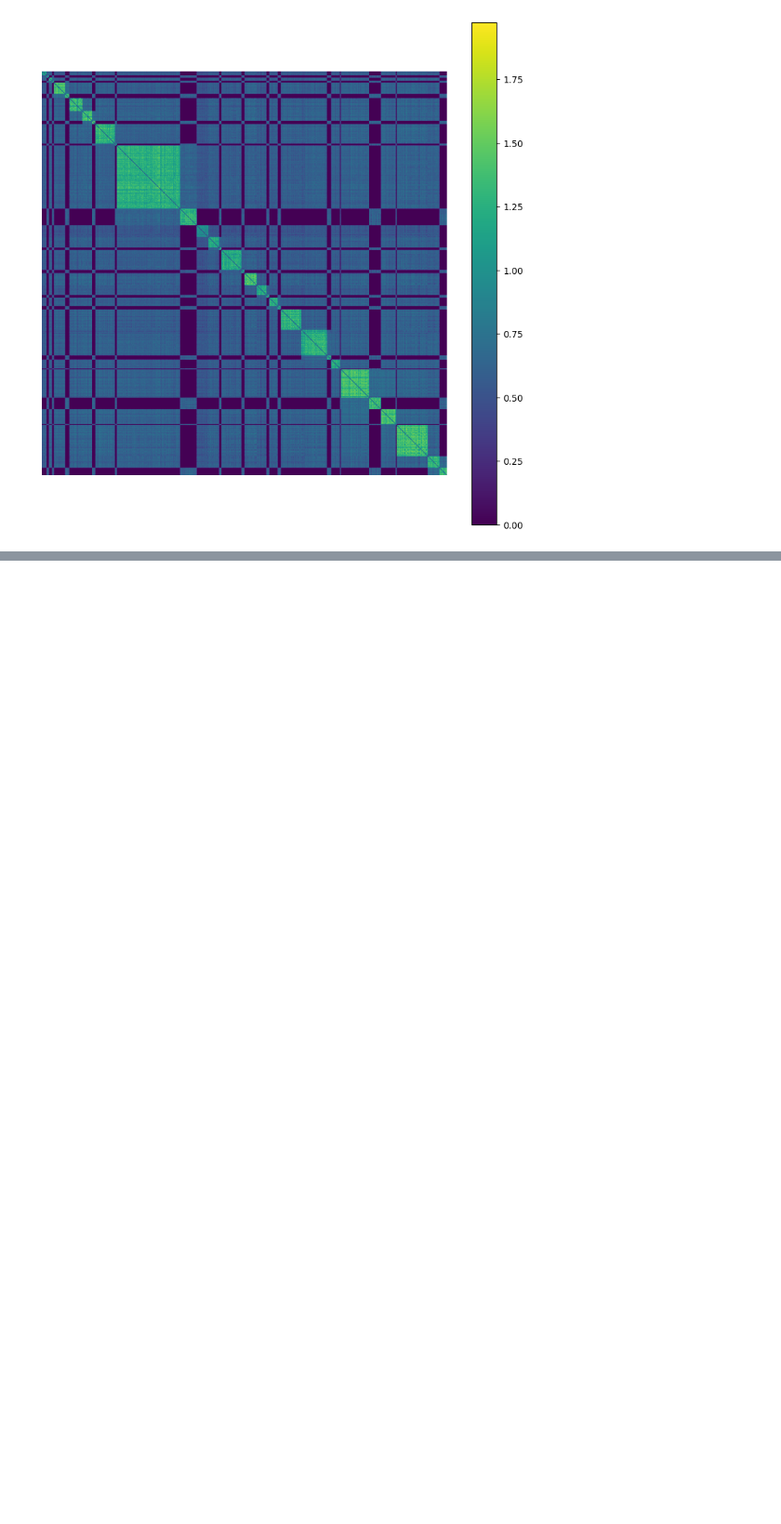
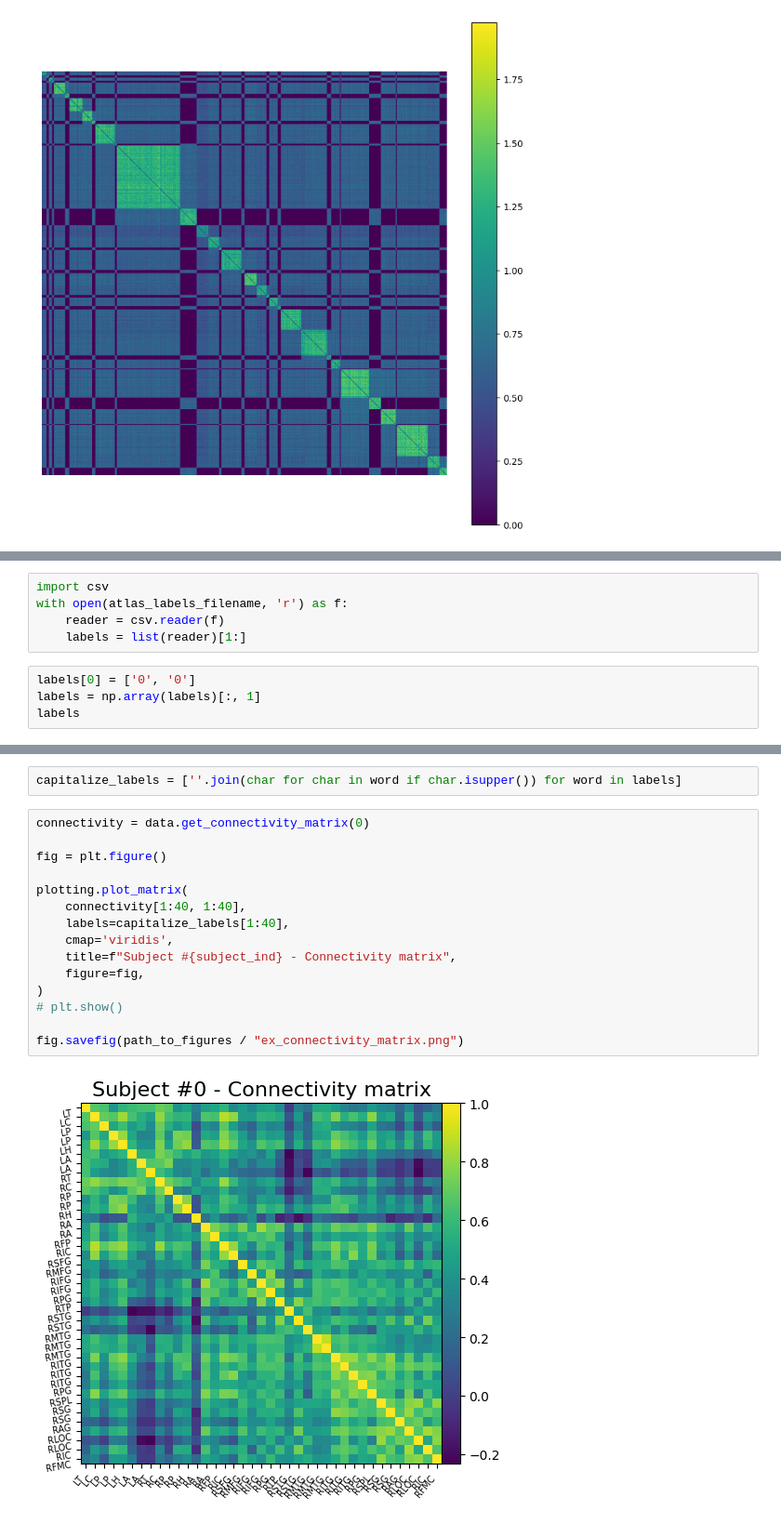
Before and after one commit to balthazarneveu/spectral_graph_convolutions, a Jupyter notebook: ABIDE_dataset/visualize_data.ipynb, the cells around one changed output, grey strips where cells are left out. Shown at 93% size. Cells and saved outputs as stored; diff of their text form; blank space fills up the shorter version.

```diff
--- a/ABIDE_dataset/visualize_data.ipynb
+++ b/ABIDE_dataset/visualize_data.ipynb
@@ -186,0 +264,9 @@ fig.savefig(path_to_figures / "sorted_adjacency_by_site_id_by_sex.png")
+# %%
+import csv
+with open(atlas_labels_filename, 'r') as f:
+    reader = csv.reader(f)
+    labels = list(reader)[1:]
+# %%
+labels[0] = ['0', '0']
+labels = np.array(labels)[:, 1]
+labels
@@ -186,0 +302,19 @@ fig.savefig(path_to_figures / "sorted_adjacency_by_site_id_by_sex.png")
+# %%
+capitalize_labels = [''.join(char for char in word if char.isupper()) for word in labels]
+# %%
+connectivity = data.get_connectivity_matrix(0)
+
+fig = plt.figure()
+
+plotting.plot_matrix(
+    connectivity[1:40, 1:40],
+    labels=capitalize_labels[1:40],
+    cmap='viridis',
+    title=f"Subject #{subject_ind} - Connectivity matrix",
+    figure=fig,
+)
+# plt.show()
+
+fig.savefig(path_to_figures / "ex_connectivity_matrix.png")
+# %% [output]
+[figure, added]
```
Also changed, not shown: parts of 26 cells of this notebook, 7 other files.
